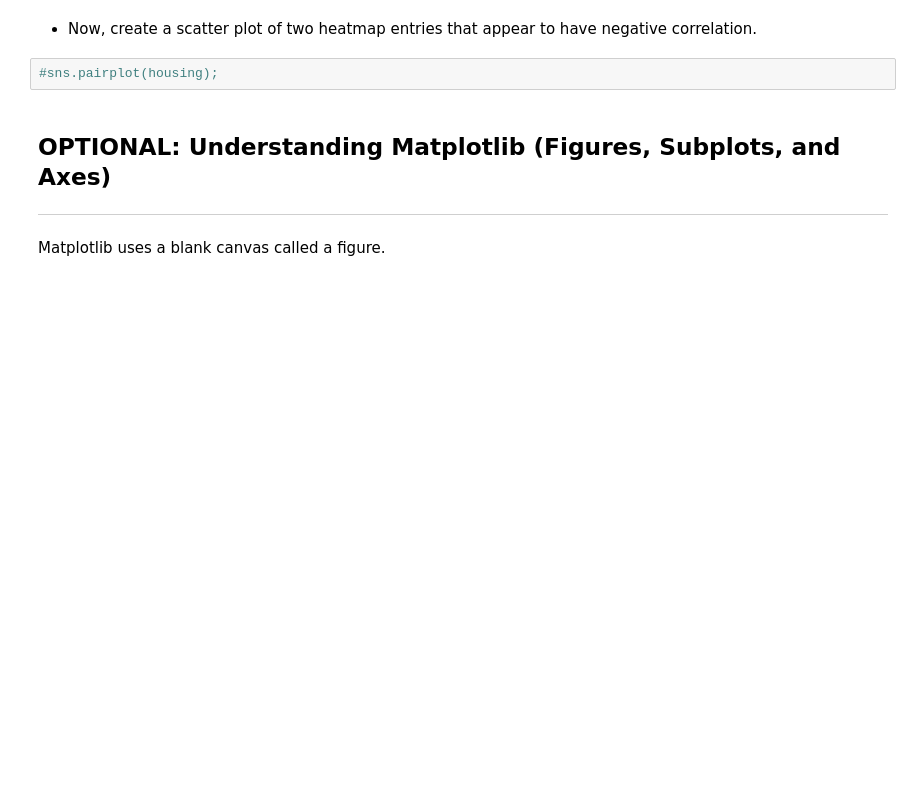
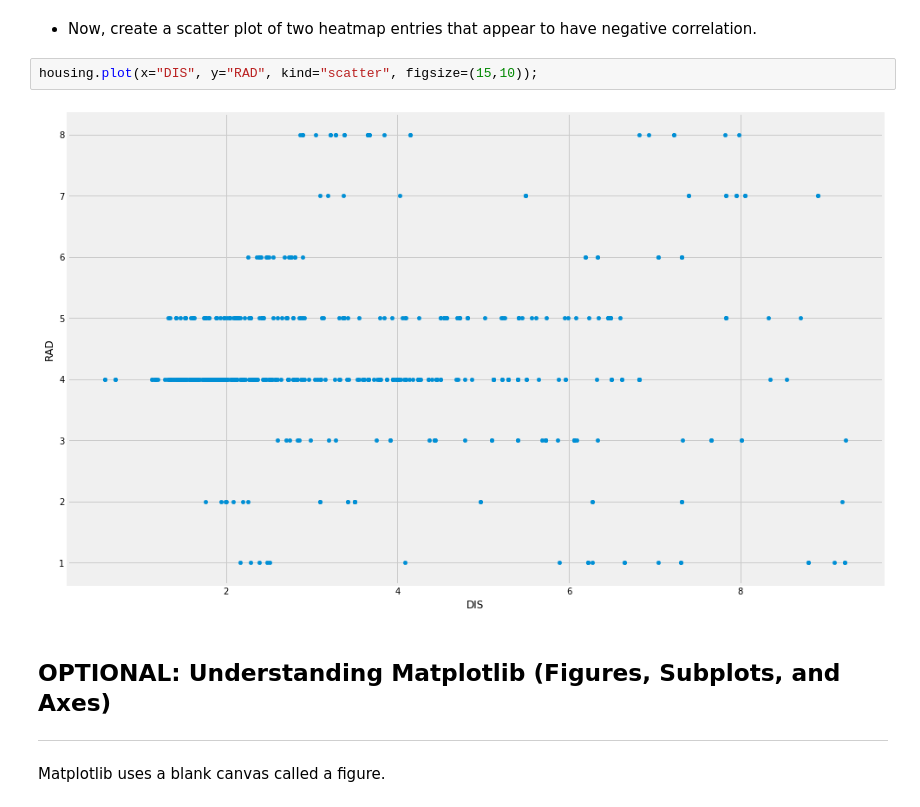
Before and after one commit to ShelyBhogal/data-science, a Jupyter notebook: 05-data-visualization/python-data-viz-lab_NJM_empty.ipynb, the cells around one changed output. Drawn from its saved outputs; the diff is of its cells as text; blank space fills up the shorter version.

```diff
--- a/05-data-visualization/python-data-viz-lab_NJM_empty.ipynb
+++ b/05-data-visualization/python-data-viz-lab_NJM_empty.ipynb
@@ -749,7 +749,9 @@ housing.plot(x="NOX", y="CRIM",kind="scatter", figsize=(15,10));
 # %% [markdown]
 - Now, create a scatter plot of two heatmap entries that appear to have negative correlation.
-# %%
-#sns.pairplot(housing);
+# %%
+housing.plot(x="DIS", y="RAD", kind="scatter", figsize=(15,10));
+# %% [output]
+[figure, added]
 # %% [markdown]
 <a id="matplotlib"></a>
 ## OPTIONAL: Understanding Matplotlib (Figures, Subplots, and Axes)
```
Also changed, not shown: parts of 17 cells of this notebook.
